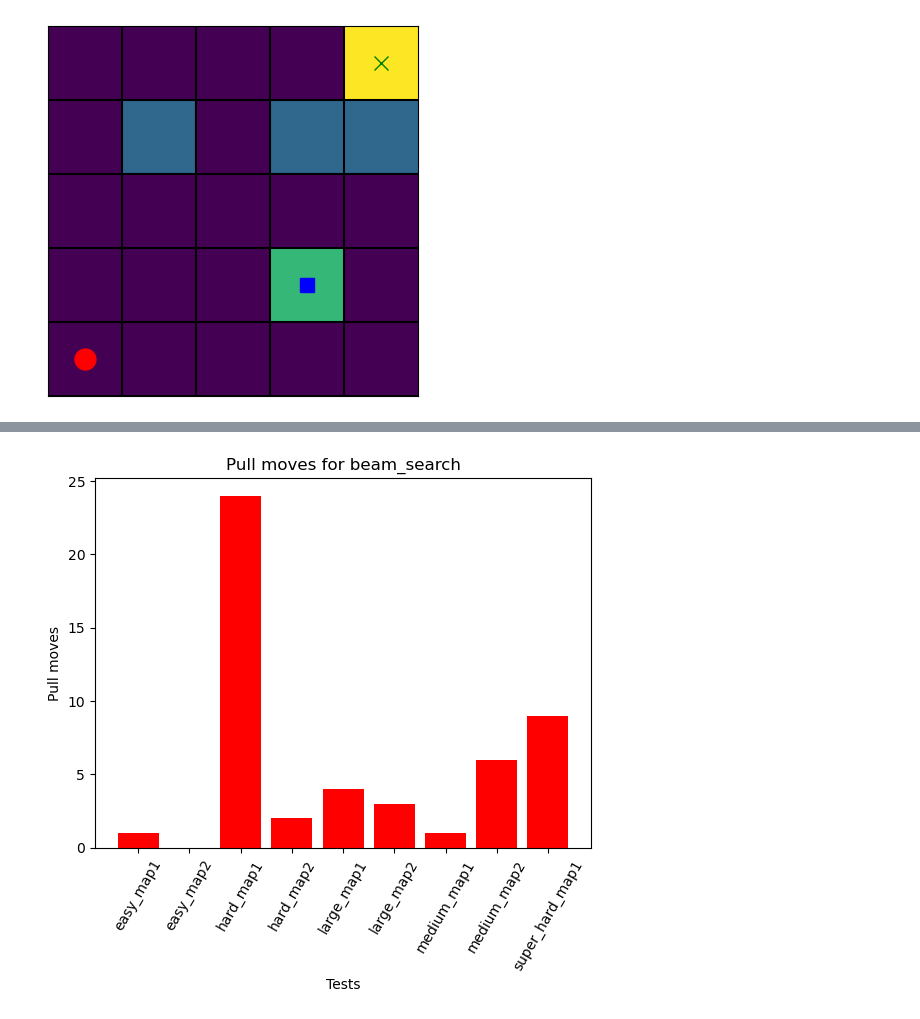
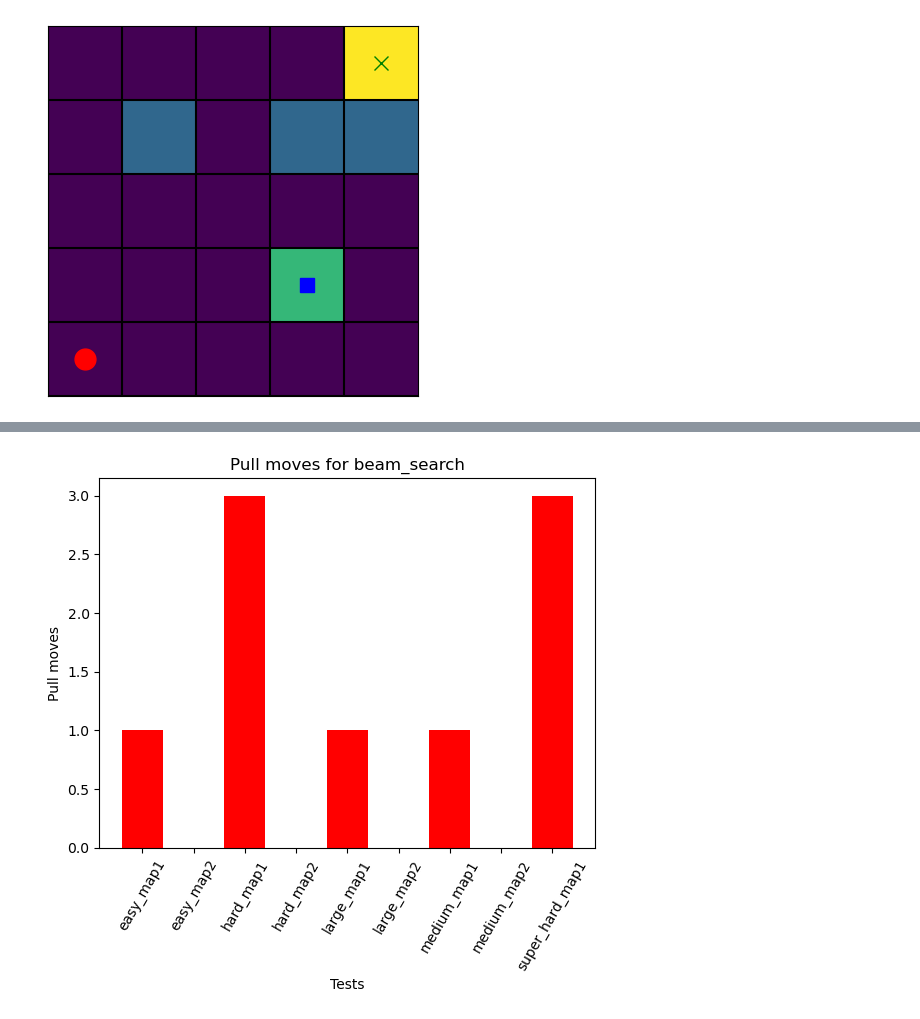
Before and after one commit to marinaoprea/IA_Tema1, a Jupyter notebook: main.ipynb, the cells around one changed output, grey strips where cells are left out. Drawn from its saved outputs; the diff is of its cells as text; code cells hidden in the pictures.

Commit message:
increased k to 50; added to cost number of performed 10xundo moves; pull moves maximum 3

```diff
--- a/main.ipynb
+++ b/main.ipynb
@@ -118,19 +118,19 @@ plt.show()
 # %%
 categories = []
 for filename in os.listdir(directory_path):
     name, ext = os.path.splitext(filename)
     categories.append(name)
 
 values = []
 for res in results:
-    values.append(res.undo_moves)
+    values.append(res.undo_moves if res else 100)
 
 plt.bar(categories, values, color="red")
 
 plt.xlabel("Tests")
 plt.ylabel("Pull moves")
 plt.title("Pull moves for beam_search")
 plt.xticks(rotation=60)
 plt.show()
 # %% [output]
-[figure, old version]
+[figure, new version]
```
Also changed, not shown: parts of 2 cells of this notebook, 2 other files.
